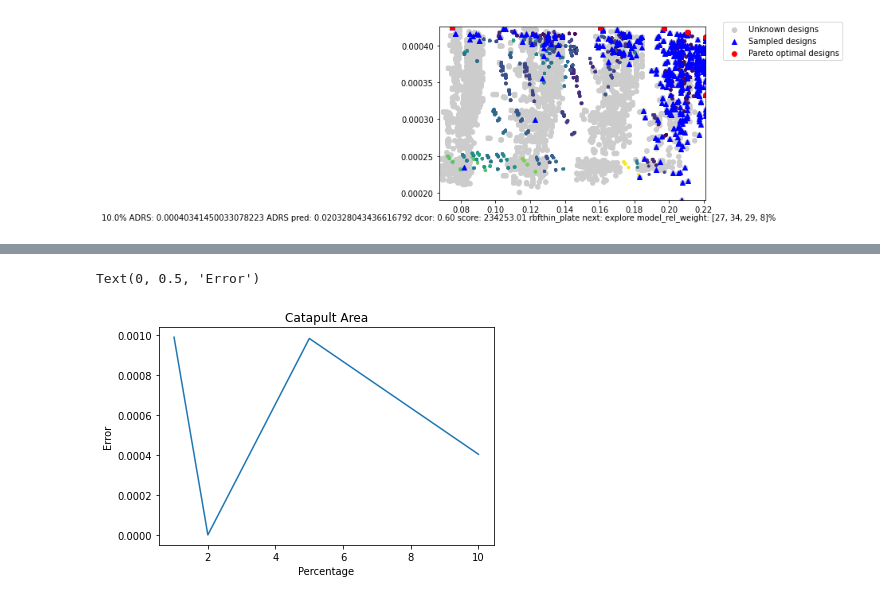
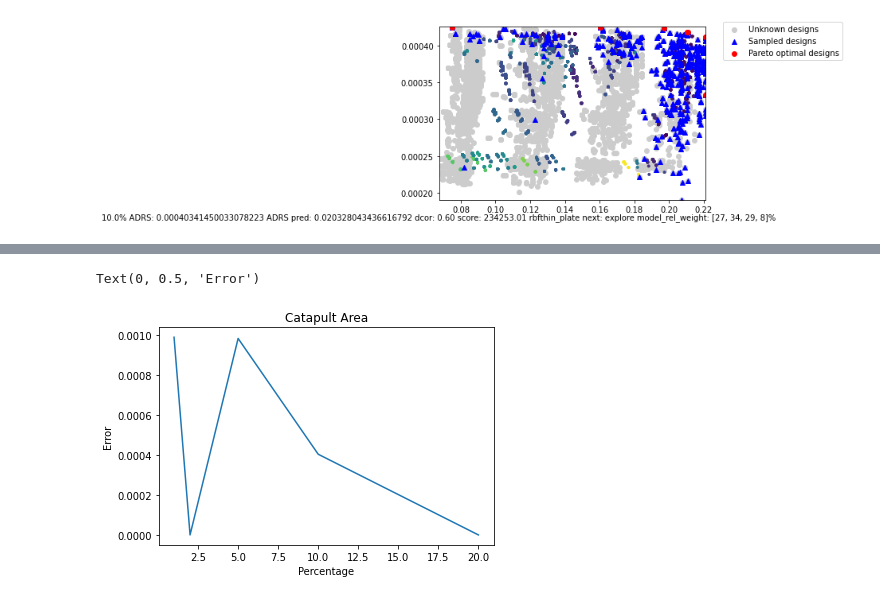
Before and after one commit to KastnerRG/Spector-HLS, a Jupyter notebook: matrix_multiplication/results/Sherlock/catapult_asic_matmul_area.ipynb, the cells around one changed output, grey strips where cells are left out. Saved outputs shown, nothing was run; the diff lists cells and outputs as text; code cells hidden in the pictures.

```diff
--- a/matrix_multiplication/results/Sherlock/catapult_asic_matmul_area.ipynb
+++ b/matrix_multiplication/results/Sherlock/catapult_asic_matmul_area.ipynb
@@ -152,10 +177,10 @@ print(err)
 # %%
-a=[1,2,5,10]
-err=[0.000988432594326539, 0, 0.0009823340902137447, 0.00040341450033078223]
+a=[1,2,5,10,20]
+err=[0.000988432594326539, 0, 0.0009823340902137447, 0.00040341450033078223,0]
 plt.plot(a,err)
 plt.title("Catapult Area")
 plt.xlabel("Percentage")
 plt.ylabel("Error")
 # %% [output]
 Text(0, 0.5, 'Error')
-[figure, old version]
+[figure, new version]
```
Also changed, not shown: parts of 1 cell of this notebook, 1 other file.
